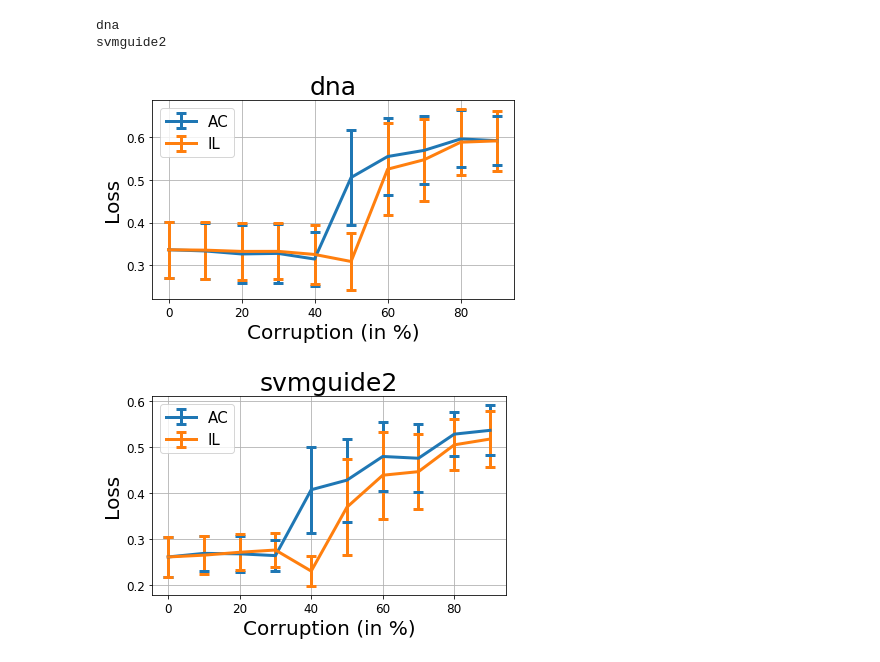
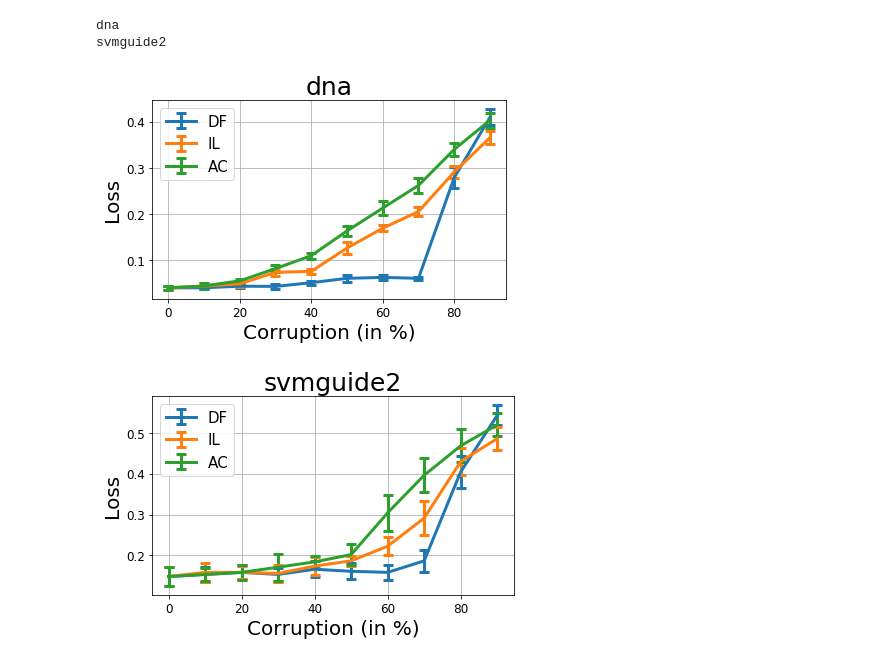
Before and after one commit to VivienCabannes/partial_labelling, a Jupyter notebook: notebooks/classification.ipynb, the cells around one changed output. Drawn from its saved outputs; the diff is of its cells as text; code cells hidden in the pictures.

Commit message:
dev on disambiguation

```diff
--- a/notebooks/classification.ipynb
+++ b/notebooks/classification.ipynb
@@ -33,15 +35,15 @@ kernel = 'Gaussian'  # 'Gaussian', 'Laplacian', 'Linear'
 # %%
 nb_folds = 8                                              # number of folds
 corruptions = [0, .1, .2, .3, .4, .5, .6, .7, .8, .9, 1]  # corruptions to test
-sigmas = [1e2, 5e0, 1e0, 5e-1, 1e-1, 1e-2]                # different kernel parameters to test
-lambdas = [1e3, 1e2, 1e1, 1e0, 1e-1, 1e-2, 1e-3]          # different regularizations to test
+sigmas = [1e2, 1e1, 1e0, 1e-1, 1e-2]                      # different kernel parameters to test
+lambdas = [1e3, 1e0, 1e-3, 1e-6, 1e-9]                    # different regularizations to test
 # %% [markdown]
 Internal main script
 # %%
 _kernel = KernelComputer(kernel, sigma=1)
 kernel_reg = KernelRegressor(_kernel)
 
-err_ac, err_il = {}, {}
+err_df, err_il, err_ac = {}, {}, {}
 shape_err = (len(corruptions), nb_folds, len(sigmas), len(lambdas))
 
 for name in names:
@@ -57,8 +59,9 @@ for name in names:
         S[..., i] = loader.skewed_corruption(y, corruption, index_to_corrupt)
 #         S[..., i] = loader.synthetic_corruption(y, corruption)
 
+    err_df[name]= np.empty(shape_err)
+    err_il[name]= np.empty(shape_err)
     err_ac[name]= np.empty(shape_err)
-    err_il[name]= np.empty(shape_err)
 
     floader = FoldsGenerator(x, y, S, nb_folds=nb_folds)
 
@@ -77,47 +80,51 @@ for name in names:
                 lambd = c_lambda / np.sqrt(n_train)
                 kernel_reg.update_lambda(lambd)
                 alpha = kernel_reg(x_test)
+                alpha_train = kernel_reg(x_train)
+                alpha_train += alpha_train.T
 
                 for i_c, corruption in enumerate(corruptions):
+                    s_train = S_train[..., i_c]
 
-                    s_train = S_train[..., i_c]
+                    y_train = DF.disambiguation(alpha_train, s_train.astype(np.bool_))
+                    y_df = np.argmax(alpha @ y_train, axis=1)
 
                     y_il = np.argmax(alpha @ s_train, axis=1)
 
                     s_train = s_train / s_train.sum(axis=1)[:, np.newaxis]
                     y_ac = np.argmax(alpha @ s_train, axis=1)
 
+                    err_df[name][i_c, fold, i_s, i_l] = (y_df != y_test).mean()
+                    err_il[name][i_c, fold, i_s, i_l] = (y_il != y_test).mean()
                     err_ac[name][i_c, fold, i_s, i_l] = (y_ac != y_test).mean()
-                    err_il[name][i_c, fold, i_s, i_l] = (y_il != y_test).mean()
 # %% [output]
 dna
 svmguide2
 # %%
 n_c = len(corruptions)
-mus, stds = np.empty((len(names), 2, n_c)), np.empty((len(names), 2, n_c))
+mus, stds = np.empty((len(names), 3, n_c)), np.empty((len(names), 3, n_c))
 for i, name in enumerate(names):
-    for j, err in zip([0,1], [err_ac, err_il]):
+    for j, err in zip([0, 1, 2], [err_df, err_il, err_ac]):
         tmp = err[name].reshape((len(corruptions), nb_folds, -1))
-        mu = tmp.mean(axis=-1)
-        ind = mu.argmin(axis=1)
+        mu = tmp.mean(axis=1)
+        ind = mu.argmin(axis=-1)
         for k in range(len(corruptions)):
             mus[i, j, k] = mu[k, ind[k]]
-            stds[i, j, k] = tmp[k, ind[k]].std()
-    mus[i, :, -1] = mus[i, :, -1].mean()
-    stds[i, :, -1] = stds[i, :, -1].mean()
+            stds[i, j, k] = tmp[k, :, ind[k]].std()
 # %%
 for i, name in enumerate(names):
     fig, ax = plt.subplots()
     a = ax.errorbar([100*i for i in corruptions[:-1]], mus[i, 0][:-1], .5*stds[i, 0][:-1], capsize=5, linewidth=3, capthick=3)
     b = ax.errorbar([100*i for i in corruptions[:-1]], mus[i, 1][:-1], .5*stds[i, 1][:-1], capsize=5, linewidth=3, capthick=3)
-    ax.legend([a, b], ['AC', "IL"], prop={'size':15})
+    c = ax.errorbar([100*i for i in corruptions[:-1]], mus[i, 2][:-1], .5*stds[i, 2][:-1], capsize=5, linewidth=3, capthick=3)
+    ax.legend([a, b, c], ['DF', "IL", "AC"], prop={'size':15})
     ax.grid()
     ax.set_title(name, size=25)
     ax.set_ylabel('Loss', size=20)
     ax.set_xlabel('Corruption (in %)', size=20)
     ax.tick_params(axis='both', which='major', labelsize=12)
     plt.tight_layout()
-    fig.savefig(name + '.pdf')
+    fig.savefig(os.path.join('savings', name + '.pdf'))
 # %% [output]
-[figure, old version]
+[figure, new version]
-[figure, old version]
+[figure, new version]
```
Also changed, not shown: parts of 3 cells of this notebook, 13 other files.
